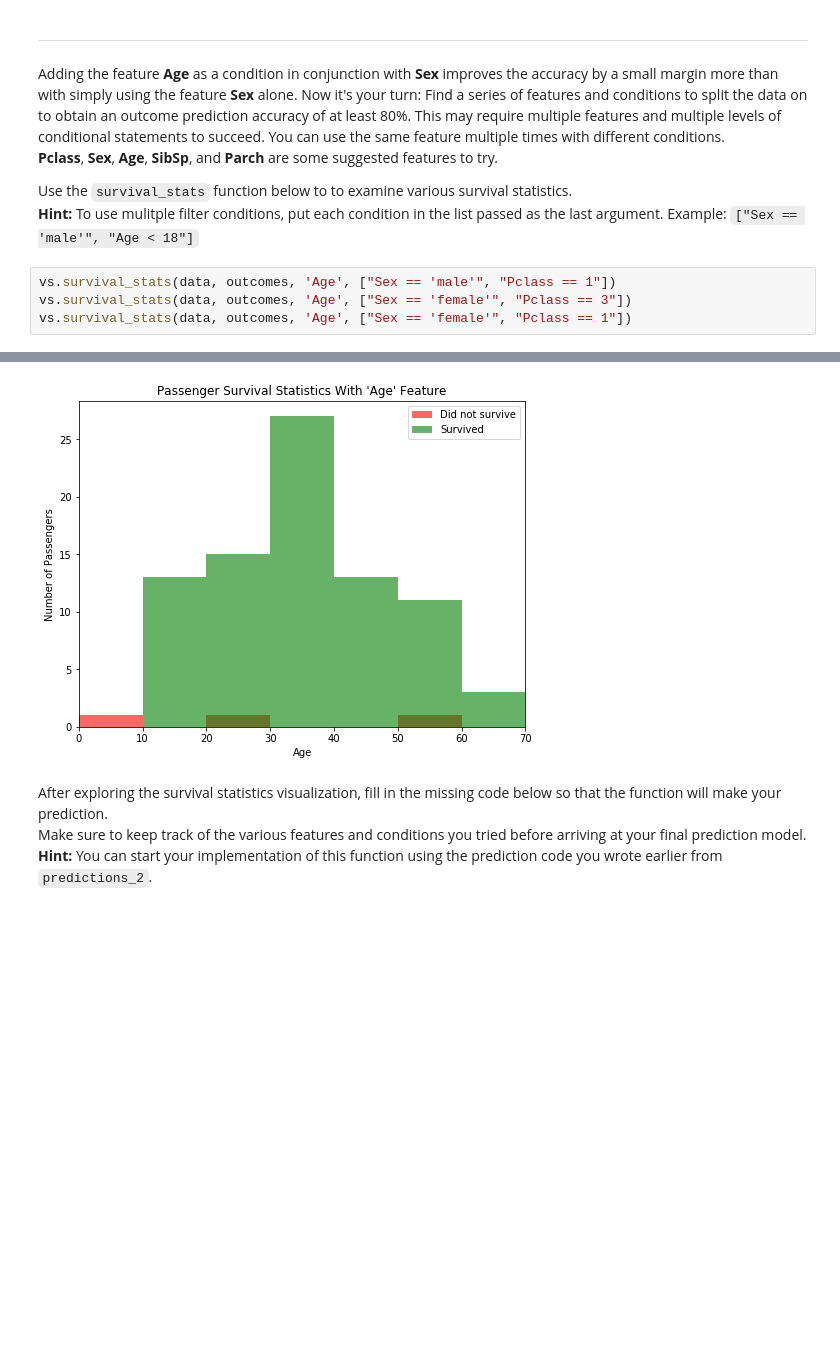
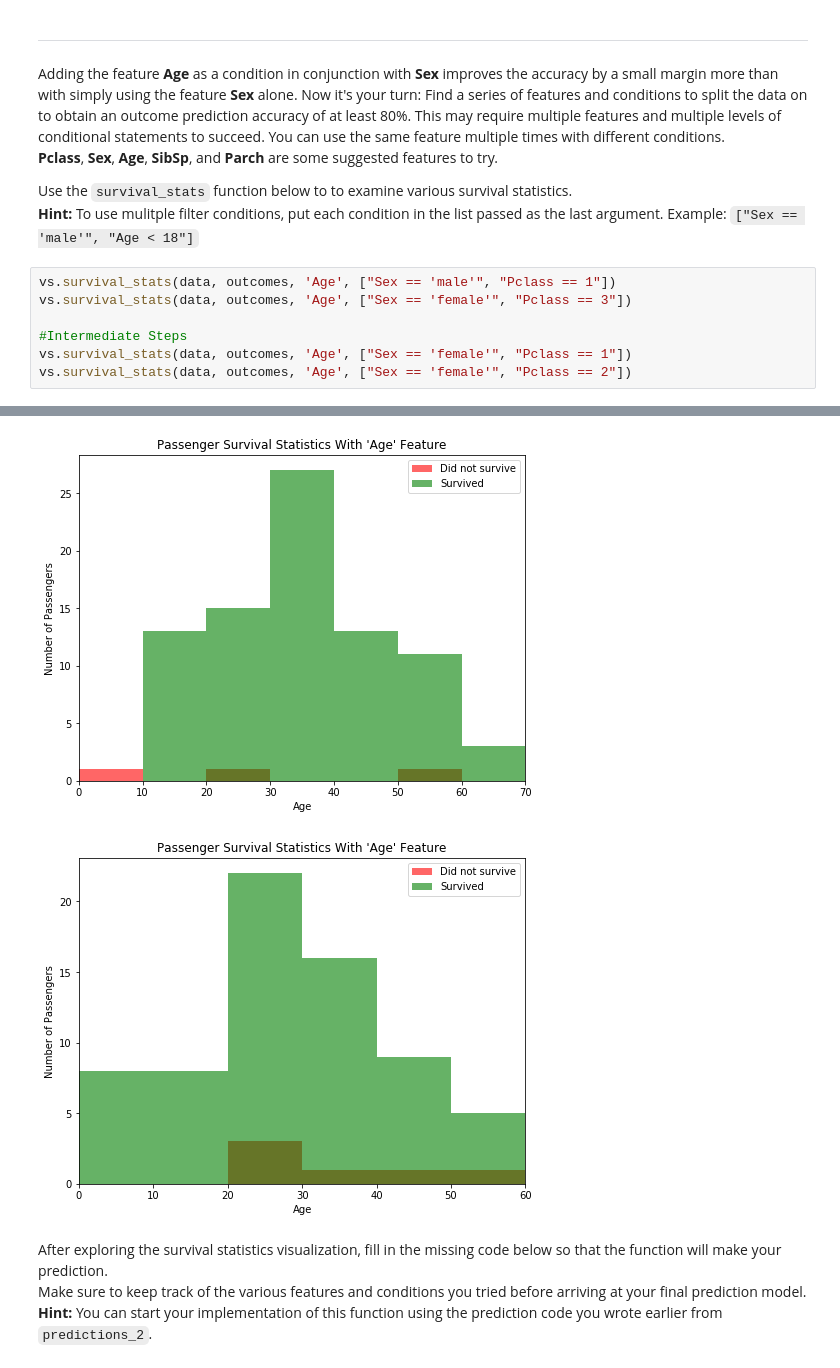
Before and after one commit to nagappankv/mlnd-project1-titanic_survival_exploration, a Jupyter notebook: titanic_survival_exploration.ipynb, the cells around one changed output, grey strips where cells are left out. Drawn from its saved outputs; the diff is of its cells as text; blank space fills up the shorter version.

```diff
--- a/titanic_survival_exploration.ipynb
+++ b/titanic_survival_exploration.ipynb
@@ -217,11 +217,15 @@ Use the `survival_stats` function below to to examine various survival statistic
 # %%
 vs.survival_stats(data, outcomes, 'Age', ["Sex == 'male'", "Pclass == 1"])
 vs.survival_stats(data, outcomes, 'Age', ["Sex == 'female'", "Pclass == 3"])
+
+#Intermediate Steps
 vs.survival_stats(data, outcomes, 'Age', ["Sex == 'female'", "Pclass == 1"])
+vs.survival_stats(data, outcomes, 'Age', ["Sex == 'female'", "Pclass == 2"])
 # %% [output]
 [figure]
 [figure]
 [figure]
+[figure, added]
 # %% [markdown]
 After exploring the survival statistics visualization, fill in the missing code below so that the function will make your prediction.
 Make sure to keep track of the various features and conditions you tried before arriving at your final prediction model.
```
Also changed, not shown: parts of 2 cells of this notebook, 3 other files.
